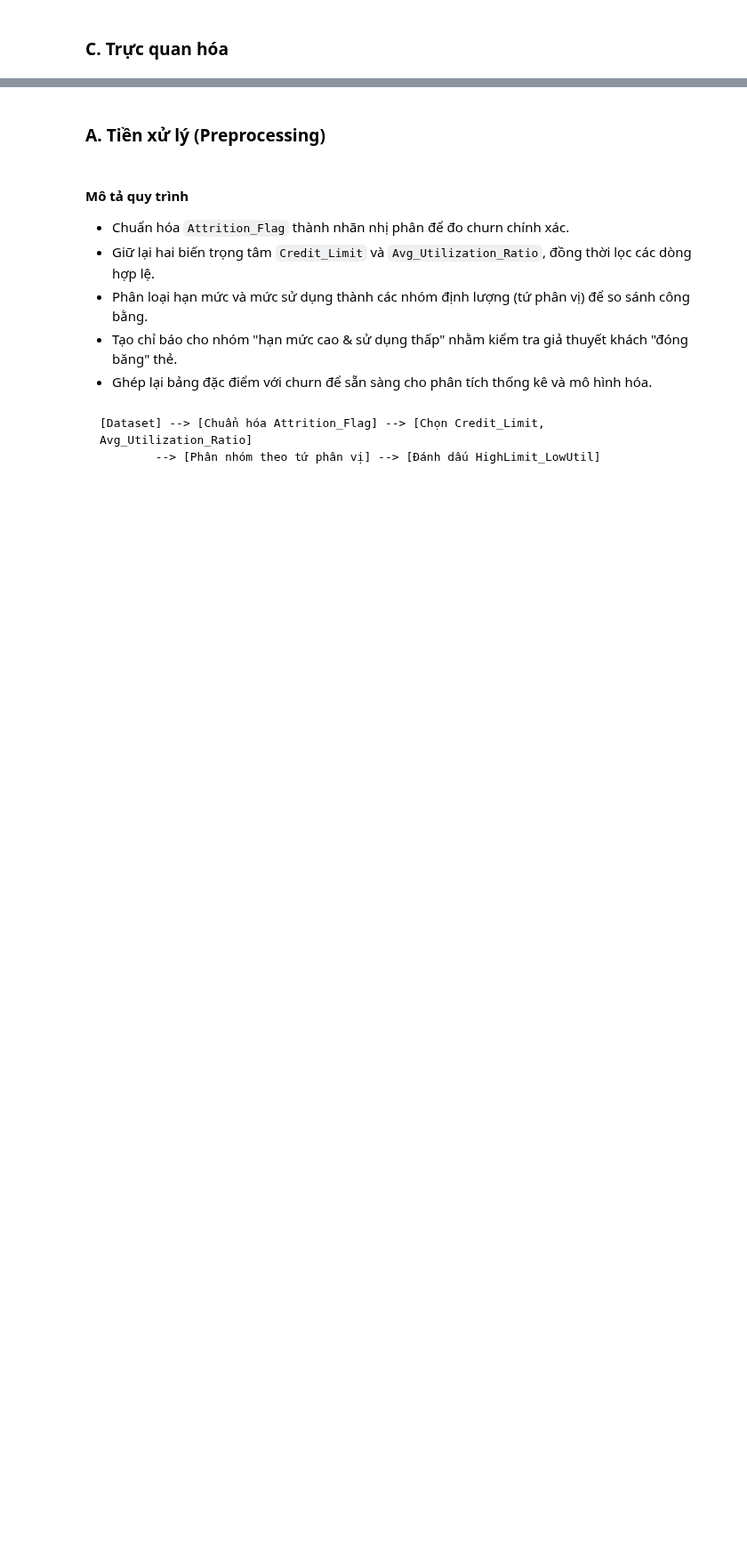
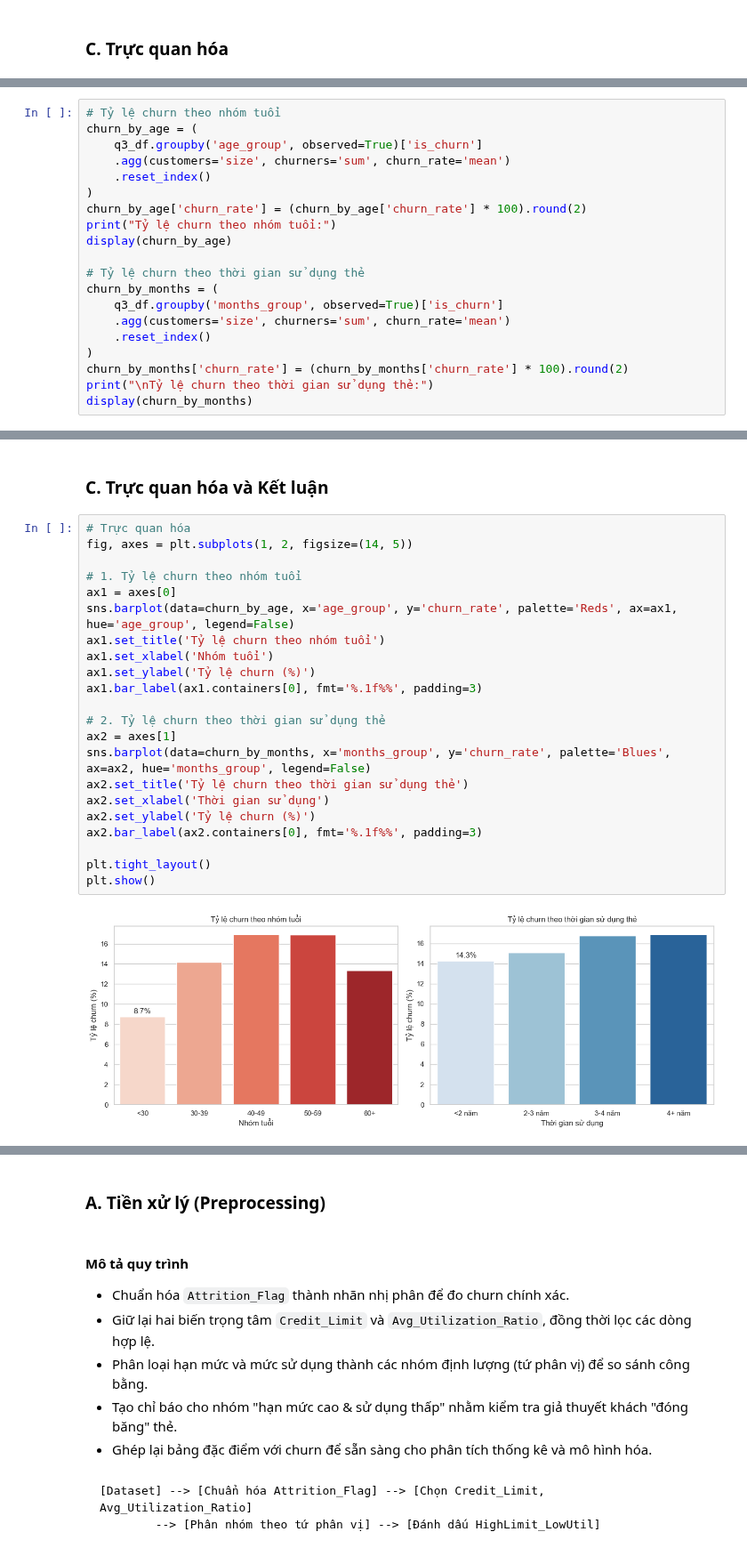
Before and after one commit to Khoa-Neee/P4DS_Final-Project, a Jupyter notebook: main.ipynb, the cells around one changed output, grey strips where cells are left out. Shown at 89% size. Cells and saved outputs as stored; diff of their text form; blank space fills up the shorter version.

```diff
--- a/main.ipynb
+++ b/main.ipynb
@@ -816,0 +1364,20 @@ plt.show()
+# %%
+# Tỷ lệ churn theo nhóm tuổi
+churn_by_age = (
+    q3_df.groupby('age_group', observed=True)['is_churn']
+    .agg(customers='size', churners='sum', churn_rate='mean')
+    .reset_index()
+)
+churn_by_age['churn_rate'] = (churn_by_age['churn_rate'] * 100).round(2)
+print("Tỷ lệ churn theo nhóm tuổi:")
+display(churn_by_age)
+
+# Tỷ lệ churn theo thời gian sử dụng thẻ
+churn_by_months = (
+    q3_df.groupby('months_group', observed=True)['is_churn']
+    .agg(customers='size', churners='sum', churn_rate='mean')
+    .reset_index()
+)
+churn_by_months['churn_rate'] = (churn_by_months['churn_rate'] * 100).round(2)
+print("\nTỷ lệ churn theo thời gian sử dụng thẻ:")
+display(churn_by_months)
@@ -816,0 +1421,26 @@ plt.show()
+# %% [markdown]
+### C. Trực quan hóa và Kết luận
+# %%
+# Trực quan hóa
+fig, axes = plt.subplots(1, 2, figsize=(14, 5))
+
+# 1. Tỷ lệ churn theo nhóm tuổi
+ax1 = axes[0]
+sns.barplot(data=churn_by_age, x='age_group', y='churn_rate', palette='Reds', ax=ax1, hue='age_group', legend=False)
+ax1.set_title('Tỷ lệ churn theo nhóm tuổi')
+ax1.set_xlabel('Nhóm tuổi')
+ax1.set_ylabel('Tỷ lệ churn (%)')
+ax1.bar_label(ax1.containers[0], fmt='%.1f%%', padding=3)
+
+# 2. Tỷ lệ churn theo thời gian sử dụng thẻ
+ax2 = axes[1]
+sns.barplot(data=churn_by_months, x='months_group', y='churn_rate', palette='Blues', ax=ax2, hue='months_group', legend=False)
+ax2.set_title('Tỷ lệ churn theo thời gian sử dụng thẻ')
+ax2.set_xlabel('Thời gian sử dụng')
+ax2.set_ylabel('Tỷ lệ churn (%)')
+ax2.bar_label(ax2.containers[0], fmt='%.1f%%', padding=3)
+
+plt.tight_layout()
+plt.show()
+# %% [output]
+[figure, added]
```
Also changed, not shown: parts of 95 cells of this notebook.
